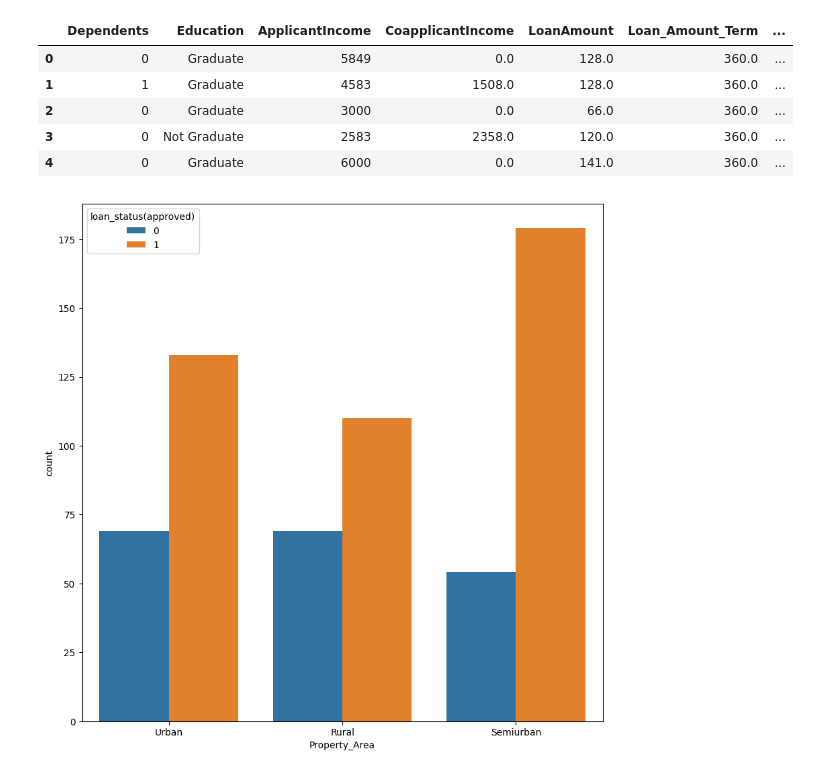
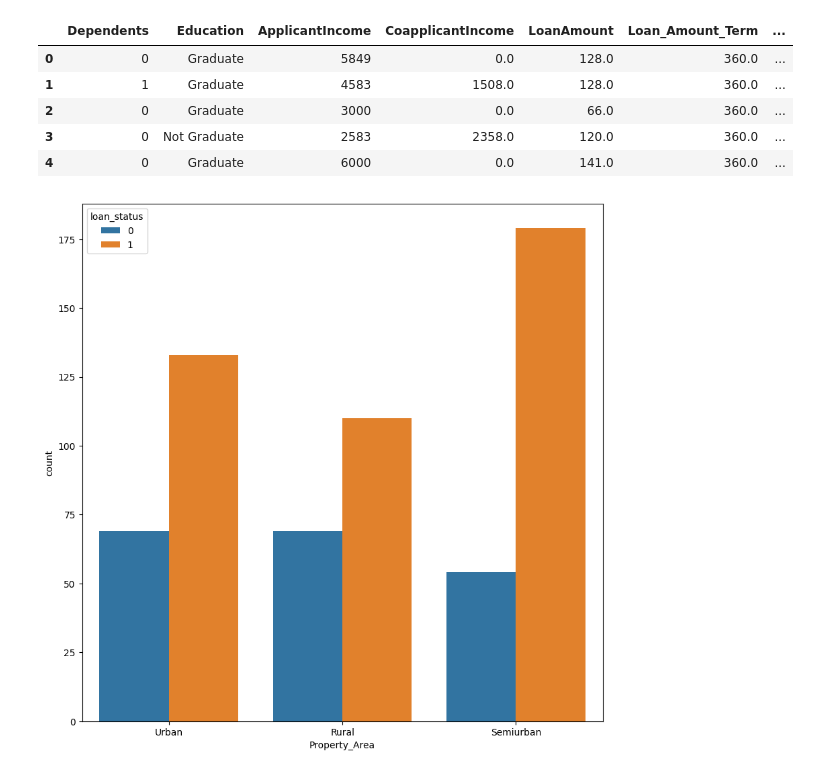
Before and after one commit to Kif30/loan-Approval-model, a Jupyter notebook: loan_approval.ipynb, the cells around one changed output. Cells and saved outputs as stored; diff of their text form; code cells hidden in the pictures.

```diff
--- a/loan_approval.ipynb
+++ b/loan_approval.ipynb
@@ -345,7 +345,7 @@ from sklearn.preprocessing import  LabelEncoder
 le=LabelEncoder()
 df['married']=le.fit_transform(df['Married'])
 df['self_employed']=le.fit_transform(df['Self_Employed'])
-df['loan_status(approved)']=le.fit_transform(df['Loan_Status (Approved)'])
+df['loan_status']=le.fit_transform(df['Loan_Status (Approved)'])
 # %%
 df.drop(columns=['Married','Self_Employed','Loan_Status (Approved)'],inplace=True)
 # %%
@@ -363,10 +363,10 @@ df.head()
 df['education']=df['Education'].map({'Graduate':1,'Not Graduate':0})
 # %%
 plt.figure(figsize=(10,10))
-sns.countplot(df,x='Property_Area',hue="loan_status(approved)")
+sns.countplot(df,x='Property_Area',hue="loan_status")
 plt.show()
 # %% [output]
-[figure, old version]
+[figure, new version]
 # %%
 df['property_Area']=df['Property_Area'].map({'Urban':1,'Rual':0,'Semiurban':2})
 # %%
```
Also changed, not shown: parts of 7 cells of this notebook.
